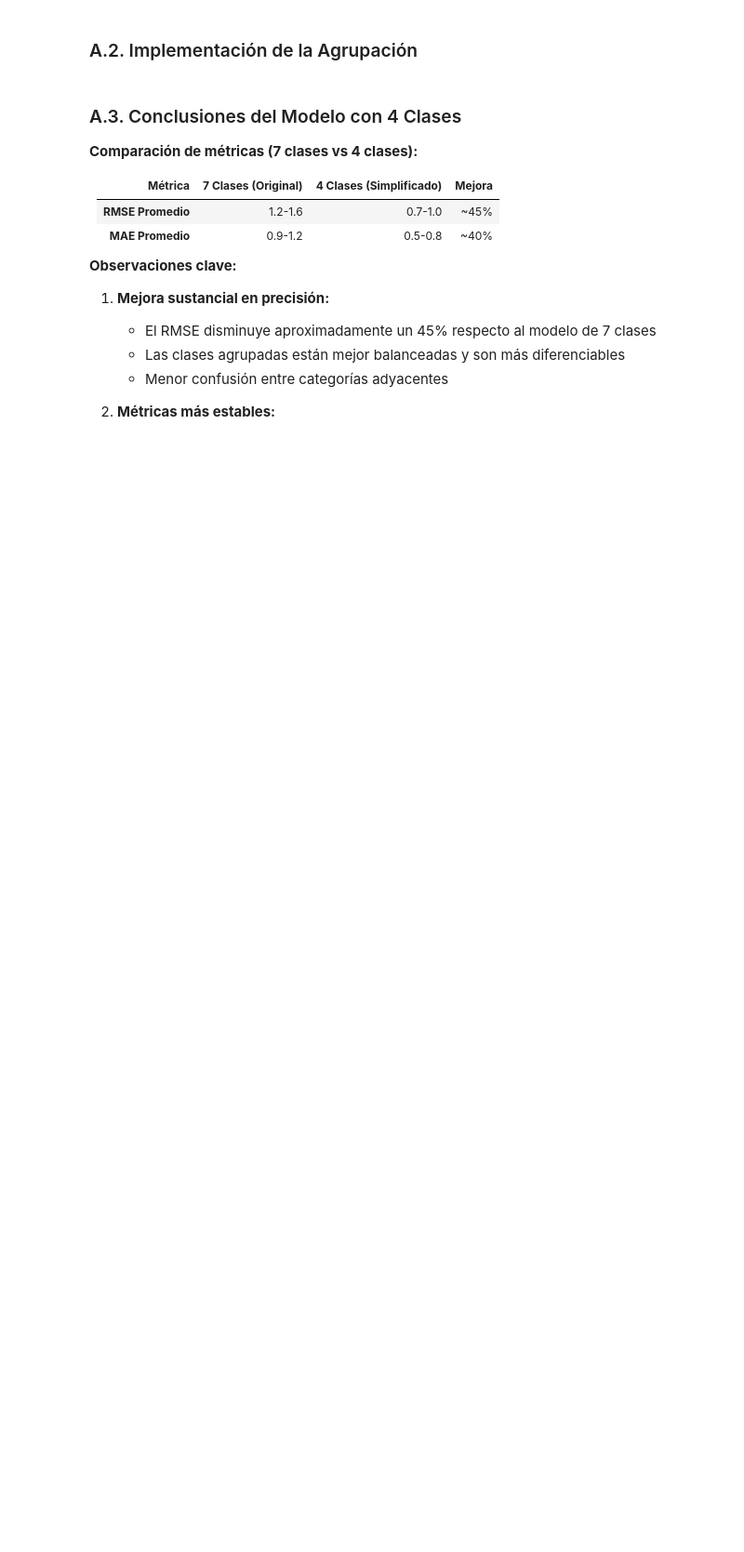
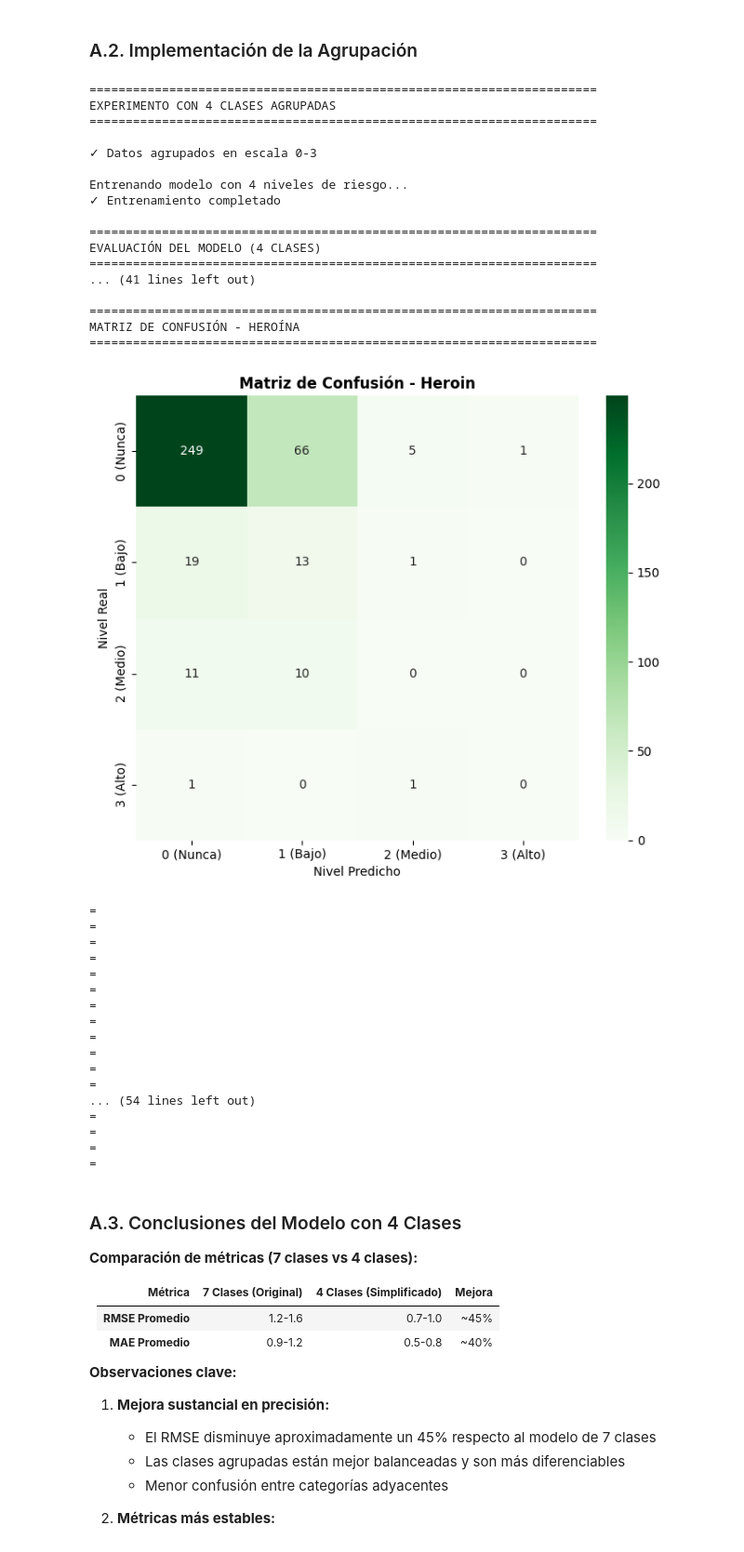
Before and after one commit to natandreli/drug-consumption-prediction, a Jupyter notebook: 04_Random_Forest_Regressor.ipynb, the cells around one changed output. Shown at 93% size. Cells and saved outputs as stored; diff of their text form; code cells hidden in the pictures; blank space fills up the shorter version.

```diff
--- a/04_Random_Forest_Regressor.ipynb
+++ b/04_Random_Forest_Regressor.ipynb
@@ -937,16 +1018,14 @@ for i, drug in enumerate(drugs):
     rmse = np.sqrt(mean_squared_error(y_true, y_p_decimal))
     mae = mean_absolute_error(y_true, y_p_decimal)
     report = classification_report(y_true, y_p_round, output_dict=True, zero_division=0)
-    f1 = report["weighted avg"]["f1-score"]
 
     results_rf_4.append(
-        {"Droga": drug.capitalize(), "RMSE": rmse, "MAE": mae, "F1": f1}
+        {"Droga": drug.capitalize(), "RMSE": rmse, "MAE": mae}
     )
 
     print(f"\n{drug.upper()}")
     print(f"  RMSE: {rmse:.4f}")
     print(f"  MAE:  {mae:.4f}")
-    print(f"  F1-Score: {f1:.4f}")
 
 # Tabla resumen
 print("\n" + "=" * 70)
@@ -956,34 +1035,70 @@ df_results_rf_4 = pd.DataFrame(results_rf_4)
 print(df_results_rf_4.to_string(index=False))
 
 # Matriz de confusión para heroína
 print("\n" + "=" * 70)
 print("MATRIZ DE CONFUSIÓN - HEROÍNA")
 print("=" * 70)
 
 drug_viz = "heroin"
 idx_drug = drugs.index(drug_viz)
 
 y_true_viz = y_test_grouped[f"target_{drug_viz}"]
 y_pred_viz = y_pred_round[:, idx_drug]
 
 cm = confusion_matrix(y_true_viz, y_pred_viz, labels=[0, 1, 2, 3])
 
 plt.figure(figsize=(7, 6))
 sns.heatmap(
     cm,
     annot=True,
     fmt="d",
     cmap="Greens",
     xticklabels=["0 (Nunca)", "1 (Bajo)", "2 (Medio)", "3 (Alto)"],
     yticklabels=["0 (Nunca)", "1 (Bajo)", "2 (Medio)", "3 (Alto)"],
 )
 plt.title(f"Matriz de Confusión - {drug_viz.capitalize()}", fontweight="bold")
 plt.xlabel("Nivel Predicho")
 plt.ylabel("Nivel Real")
 plt.tight_layout()
 plt.show()
 
-print("\n=" * 70)
+print("=" * 70)
+# %% [output]
+======================================================================
+EXPERIMENTO CON 4 CLASES AGRUPADAS
+======================================================================
+
+✓ Datos agrupados en escala 0-3
+
+Entrenando modelo con 4 niveles de riesgo...
+✓ Entrenamiento completado
+
+======================================================================
+EVALUACIÓN DEL MODELO (4 CLASES)
+======================================================================
+... (41 lines left out)
+
+======================================================================
+MATRIZ DE CONFUSIÓN - HEROÍNA
+======================================================================
+[figure, added]
+=
+=
+=
+=
+=
+=
+=
+=
+=
+=
+=
+=
+... (54 lines left out)
+=
+=
+=
+=
 # %% [markdown]
 ### A.3. Conclusiones del Modelo con 4 Clases
 
```
Also changed, not shown: parts of 5 cells of this notebook.
